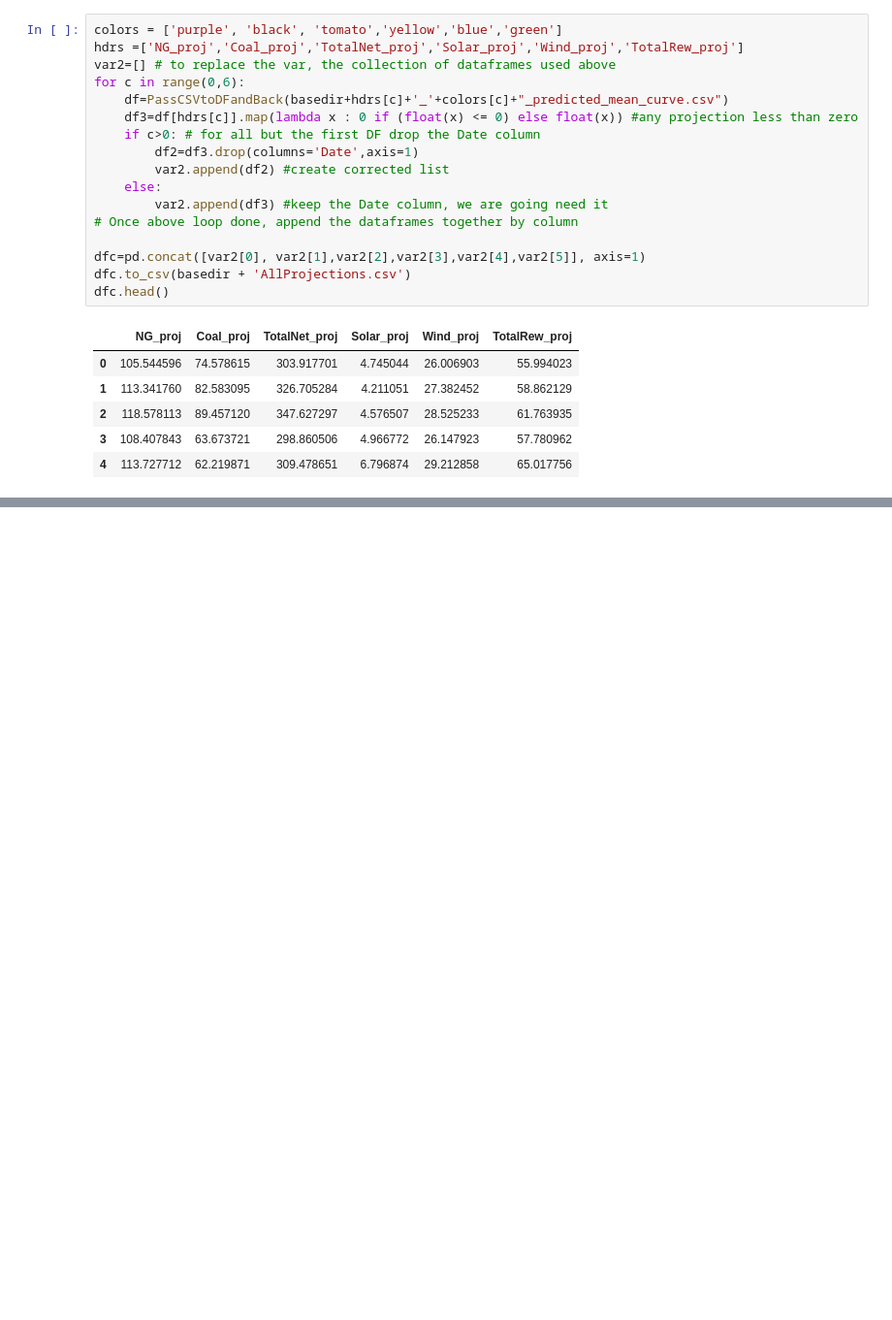
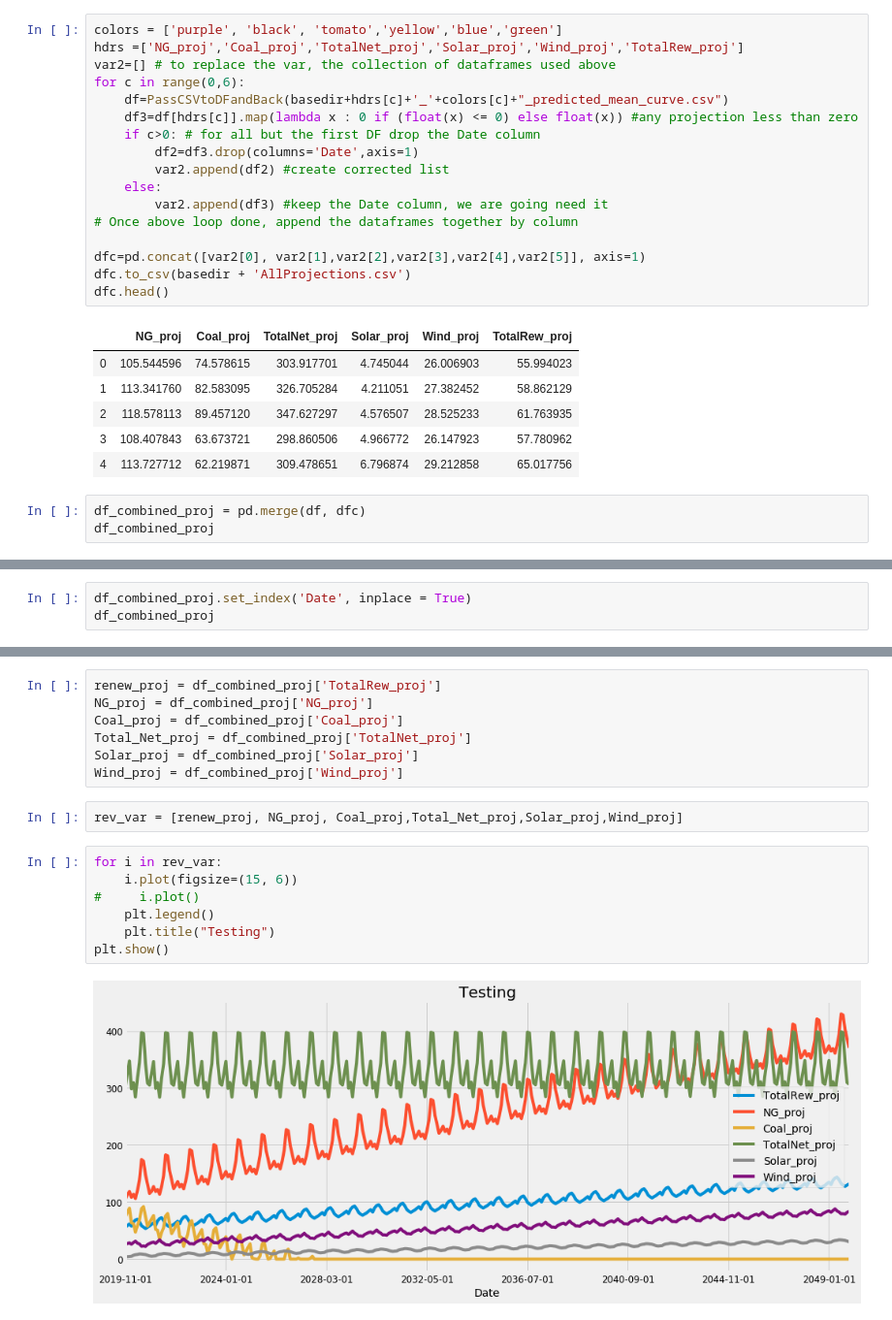
Before and after one commit to Hawkeye3D/Project-3-, a Jupyter notebook: static/python/Analysis 4 - MultiVariate ML.ipynb, the cells around one changed output, grey strips where cells are left out. Shown at 97% size. Drawn from its saved outputs; the diff is of its cells as text; blank space fills up the shorter version.

Commit message:
updated projections and combined forecast/actual DFs

```diff
--- a/static/python/Analysis 4 - MultiVariate ML.ipynb
+++ b/static/python/Analysis 4 - MultiVariate ML.ipynb
@@ -594,3 +589,6 @@ dfc.head()
 | 2 | 118.578113 | 89.457120 | 347.627297 | 4.576507 | 28.525233 | 61.763935 |
 | 3 | 108.407843 | 63.673721 | 298.860506 | 4.966772 | 26.147923 | 57.780962 |
 | 4 | 113.727712 | 62.219871 | 309.478651 | 6.796874 | 29.212858 | 65.017756 |
+# %%
+df_combined_proj = pd.merge(df, dfc)
+df_combined_proj
@@ -596,0 +609,3 @@ dfc.head()
+# %%
+df_combined_proj.set_index('Date', inplace = True)
+df_combined_proj
@@ -597 +654,19 @@ dfc.head()
+# %%
+renew_proj = df_combined_proj['TotalRew_proj']
+NG_proj = df_combined_proj['NG_proj']
+Coal_proj = df_combined_proj['Coal_proj']
+Total_Net_proj = df_combined_proj['TotalNet_proj']
+Solar_proj = df_combined_proj['Solar_proj']
+Wind_proj = df_combined_proj['Wind_proj']
+# %%
+rev_var = [renew_proj, NG_proj, Coal_proj,Total_Net_proj,Solar_proj,Wind_proj]
+# %%
+for i in rev_var:
+    i.plot(figsize=(15, 6))
+#     i.plot()
+    plt.legend()
+    plt.title("Testing")
+plt.show()
+# %% [output]
+[figure, added]
 # %%
```
Also changed, not shown: parts of 9 cells of this notebook, 1 other file.
